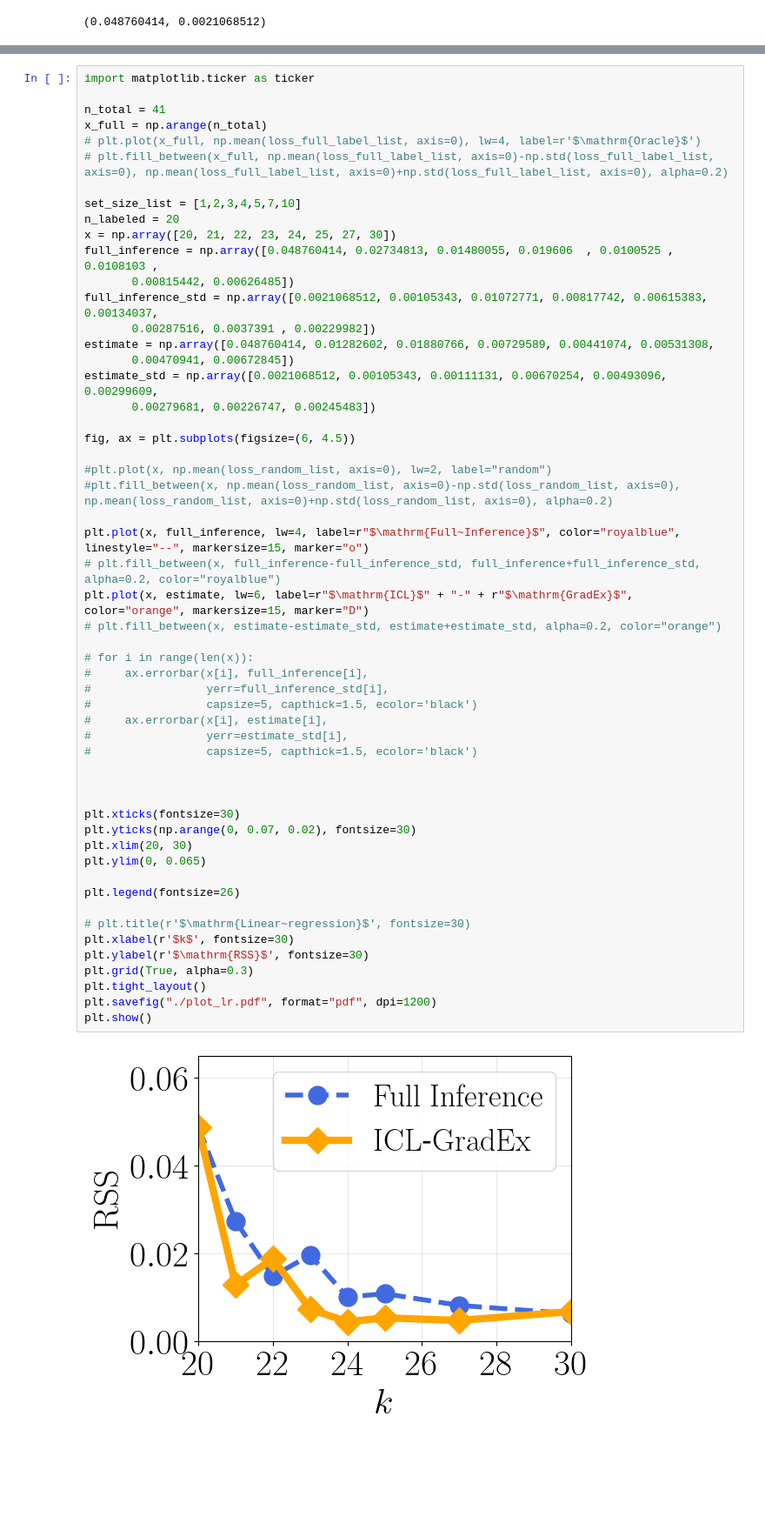
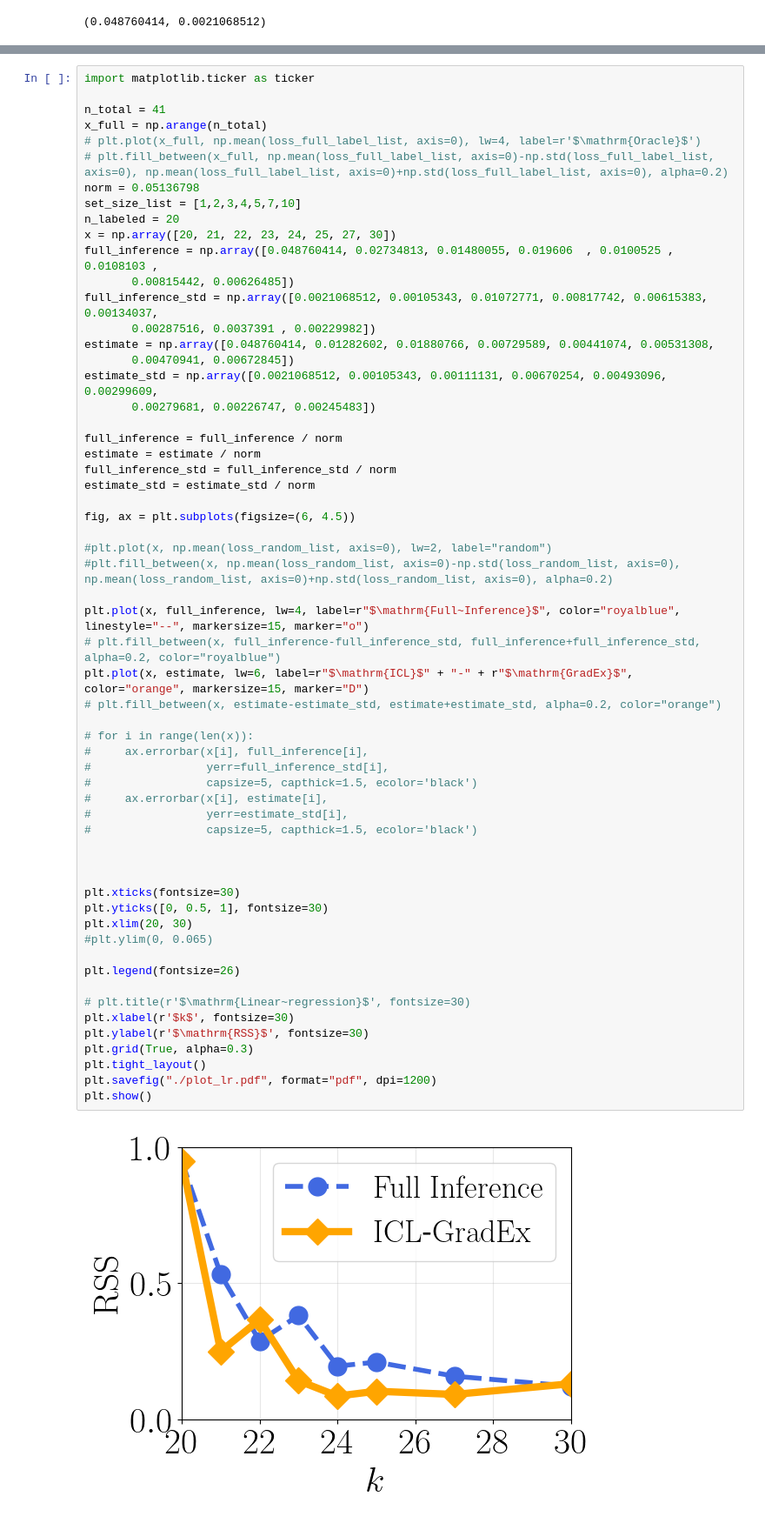
Before and after one commit to VirtuosoResearch/ICL-GradSel, a Jupyter notebook: in-context-learning/src/notebook/plot_lr.ipynb, the cells around one changed output, grey strips where cells are left out. Shown: that part at 87% size. Drawn from its saved outputs; the diff is of its cells as text; blank space fills up the shorter version.

```diff
--- a/in-context-learning/src/notebook/plot_lr.ipynb
+++ b/in-context-learning/src/notebook/plot_lr.ipynb
@@ -59,7 +41,7 @@ n_total = 41
 x_full = np.arange(n_total)
 # plt.plot(x_full, np.mean(loss_full_label_list, axis=0), lw=4, label=r'$\mathrm{Oracle}$')
 # plt.fill_between(x_full, np.mean(loss_full_label_list, axis=0)-np.std(loss_full_label_list, axis=0), np.mean(loss_full_label_list, axis=0)+np.std(loss_full_label_list, axis=0), alpha=0.2)
-
+norm = 0.05136798
 set_size_list = [1,2,3,4,5,7,10]
 n_labeled = 20
 x = np.array([20, 21, 22, 23, 24, 25, 27, 30])
@@ -71,6 +53,11 @@ estimate = np.array([0.048760414, 0.01282602, 0.01880766, 0.00729589, 0.00441074
        0.00470941, 0.00672845])
 estimate_std = np.array([0.0021068512, 0.00105343, 0.00111131, 0.00670254, 0.00493096, 0.00299609,
        0.00279681, 0.00226747, 0.00245483])
+
+full_inference = full_inference / norm
+estimate = estimate / norm
+full_inference_std = full_inference_std / norm
+estimate_std = estimate_std / norm
 
 fig, ax = plt.subplots(figsize=(6, 4.5))
 
@@ -78,33 +65,33 @@ fig, ax = plt.subplots(figsize=(6, 4.5))
 #plt.fill_between(x, np.mean(loss_random_list, axis=0)-np.std(loss_random_list, axis=0), np.mean(loss_random_list, axis=0)+np.std(loss_random_list, axis=0), alpha=0.2)
 
 plt.plot(x, full_inference, lw=4, label=r"$\mathrm{Full~Inference}$", color="royalblue",  linestyle="--", markersize=15, marker="o")
 # plt.fill_between(x, full_inference-full_inference_std, full_inference+full_inference_std, alpha=0.2, color="royalblue")
 plt.plot(x, estimate, lw=6, label=r"$\mathrm{ICL}$" + "-" + r"$\mathrm{GradEx}$", color="orange", markersize=15, marker="D")
 # plt.fill_between(x, estimate-estimate_std, estimate+estimate_std, alpha=0.2, color="orange")
 
 # for i in range(len(x)):
 #     ax.errorbar(x[i], full_inference[i],
 #                 yerr=full_inference_std[i],
 #                 capsize=5, capthick=1.5, ecolor='black')
 #     ax.errorbar(x[i], estimate[i],
 #                 yerr=estimate_std[i],
 #                 capsize=5, capthick=1.5, ecolor='black')
 
 
 
 plt.xticks(fontsize=30)
-plt.yticks(np.arange(0, 0.07, 0.02), fontsize=30)
+plt.yticks([0, 0.5, 1], fontsize=30)
 plt.xlim(20, 30)
-plt.ylim(0, 0.065)
+#plt.ylim(0, 0.065)
 
 plt.legend(fontsize=26)
 
 # plt.title(r'$\mathrm{Linear~regression}$', fontsize=30)
 plt.xlabel(r'$k$', fontsize=30)
 plt.ylabel(r'$\mathrm{RSS}$', fontsize=30)
 plt.grid(True, alpha=0.3)
 plt.tight_layout()
 plt.savefig("./plot_lr.pdf", format="pdf", dpi=1200)
 plt.show()
 # %% [output]
-[figure, old version]
+[figure, new version]
```
Also changed, not shown: parts of 3 cells of this notebook, 3 other files.
